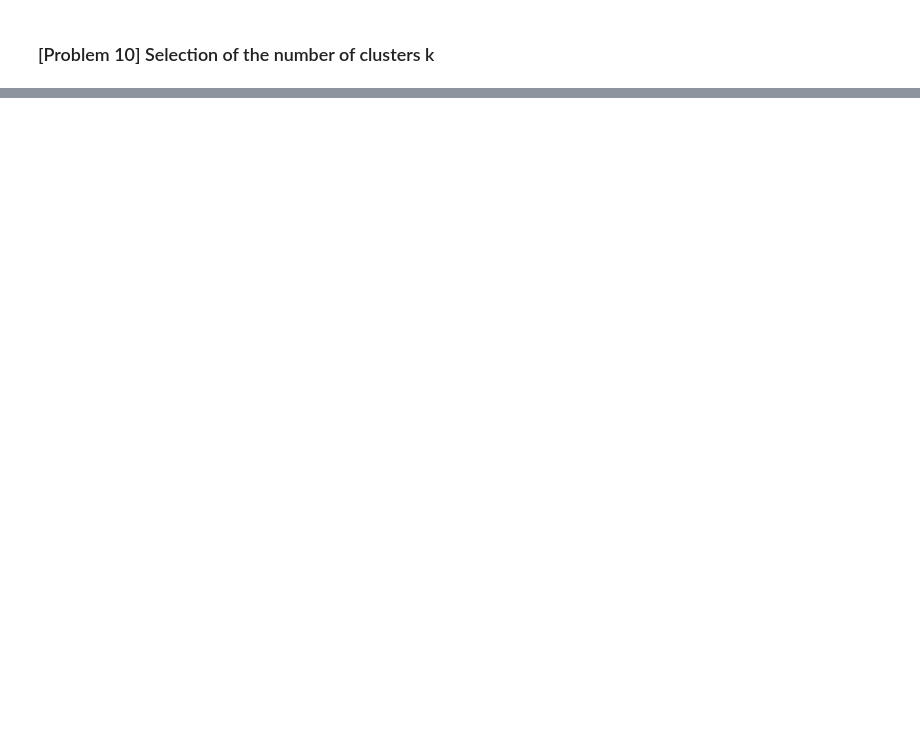
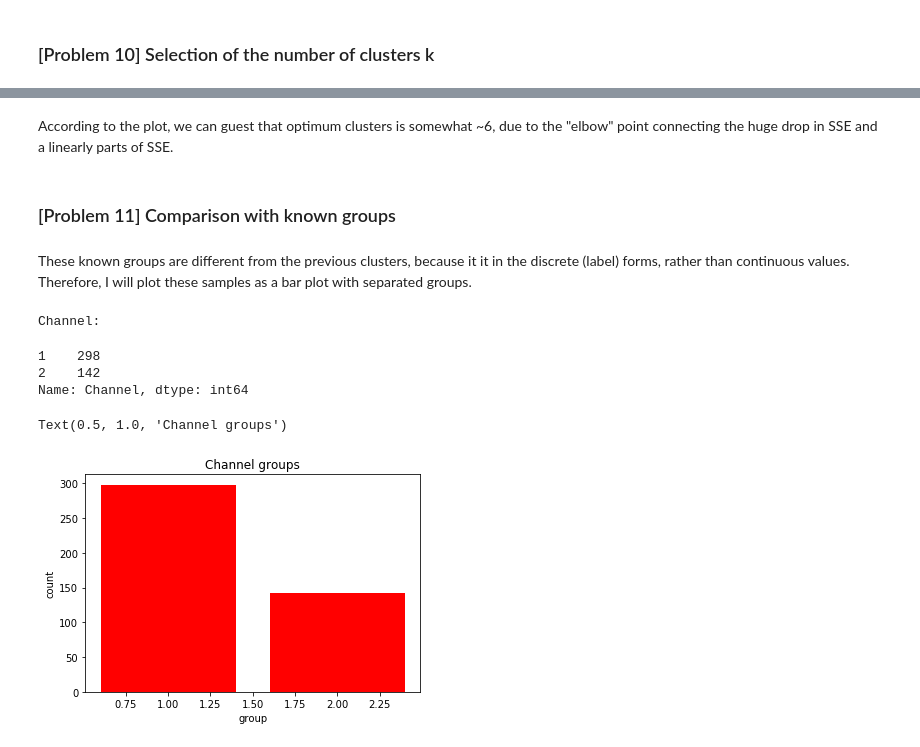
Before and after one commit to goriummaximum/diveintocode-ml, a Jupyter notebook: Sprints/sprint7-clustering/clustering-scratch.ipynb, the cells around one changed output, grey strips where cells are left out. Saved outputs shown, nothing was run; the diff lists cells and outputs as text; code cells hidden in the pictures; blank space fills up the shorter version.

```diff
--- a/Sprints/sprint7-clustering/clustering-scratch.ipynb
+++ b/Sprints/sprint7-clustering/clustering-scratch.ipynb
@@ -265,0 +265,21 @@ plt.title("SSE graph")
+# %% [markdown]
+According to the plot, we can guest that optimum clusters is somewhat ~6, due to the "elbow" point connecting the huge drop in SSE and a linearly parts of SSE.
+# %% [markdown]
+<h3>[Problem 11] Comparison with known groups</h3>
+# %% [markdown]
+These known groups are different from the previous clusters, because it it in the discrete (label) forms, rather than continuous values. Therefore, I will plot these samples as a bar plot with separated groups.
+# %%
+print("Channel:")
+display(data.iloc[:, 0].value_counts())
+
+plt.bar(data.iloc[:, 0].value_counts().index, data.iloc[:, 0].value_counts(), color='red')
+plt.xlabel("group")
+plt.ylabel("count")
+plt.title("Channel groups")
+# %% [output]
+Channel:
+1    298
+2    142
+Name: Channel, dtype: int64
+Text(0.5, 1.0, 'Channel groups')
+[figure, added]
```
Also changed, not shown: parts of 24 cells of this notebook.
